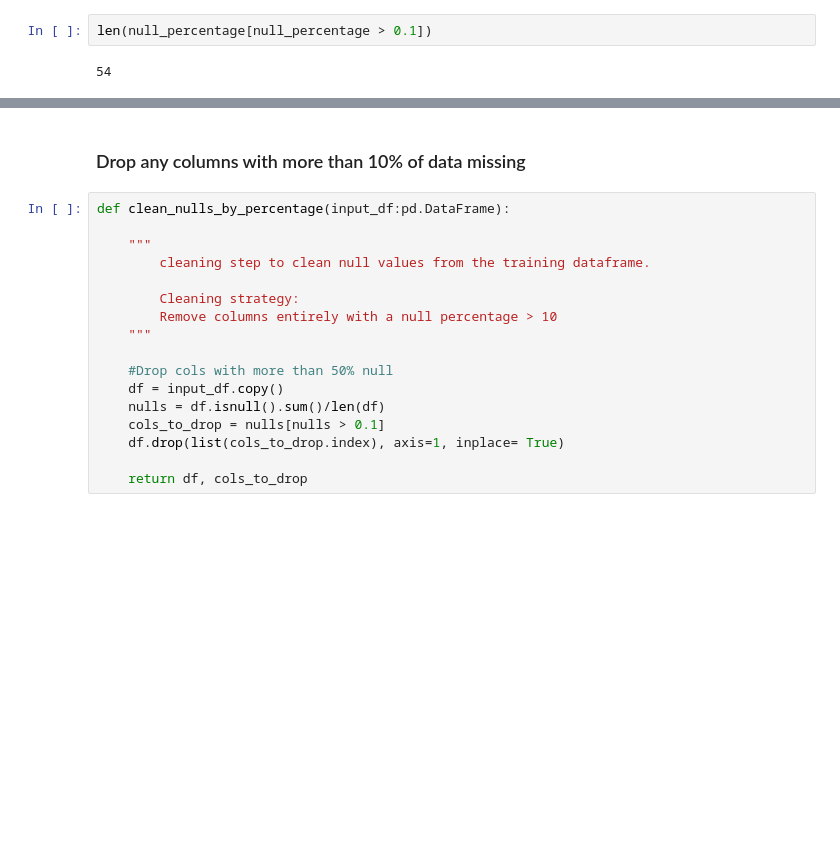
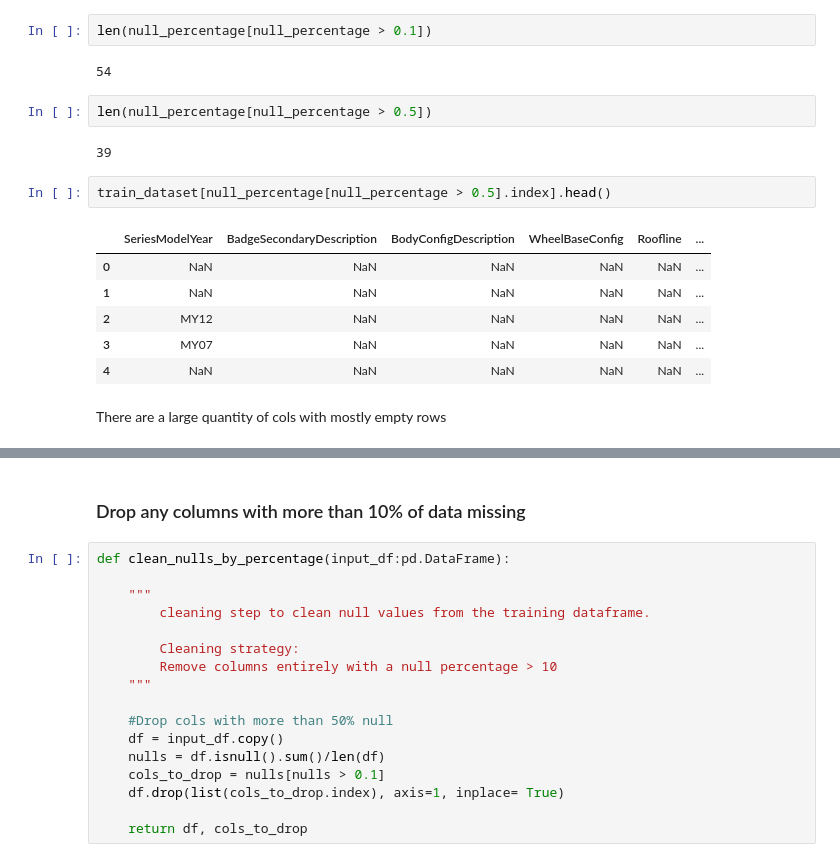
Before and after one commit to roosern-dev/DDST, a Jupyter notebook: scripts/Cleaning.ipynb, the cells around one changed output, grey strips where cells are left out. Cells and saved outputs as stored; diff of their text form; blank space fills up the shorter version.

```diff
--- a/scripts/Cleaning.ipynb
+++ b/scripts/Cleaning.ipynb
@@ -97,3 +97,18 @@ null_percentage = nulls/len(train_dataset)
 len(null_percentage[null_percentage > 0.1])
 # %% [output]
 54
+# %%
+len(null_percentage[null_percentage > 0.5])
+# %% [output]
+39
+# %%
+train_dataset[null_percentage[null_percentage > 0.5].index].head()
+# %% [output]
+|  | SeriesModelYear | BadgeSecondaryDescription | BodyConfigDescription | WheelBaseConfig | Roofline | ... |
+| 0 | NaN | NaN | NaN | NaN | NaN | ... |
+| 1 | NaN | NaN | NaN | NaN | NaN | ... |
+| 2 | MY12 | NaN | NaN | NaN | NaN | ... |
+| 3 | MY07 | NaN | NaN | NaN | NaN | ... |
+| 4 | NaN | NaN | NaN | NaN | NaN | ... |
+# %% [markdown]
+There are a large quantity of cols with mostly empty rows
```
Also changed, not shown: parts of 13 cells of this notebook.
